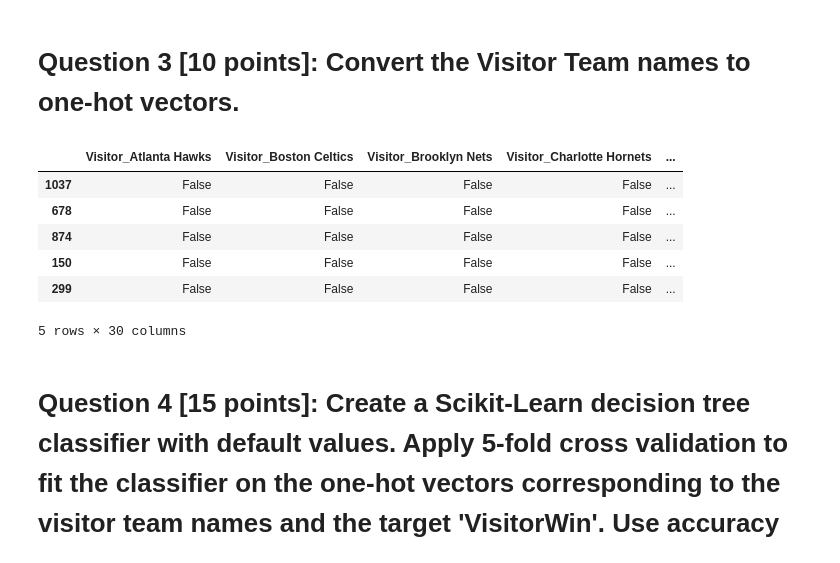
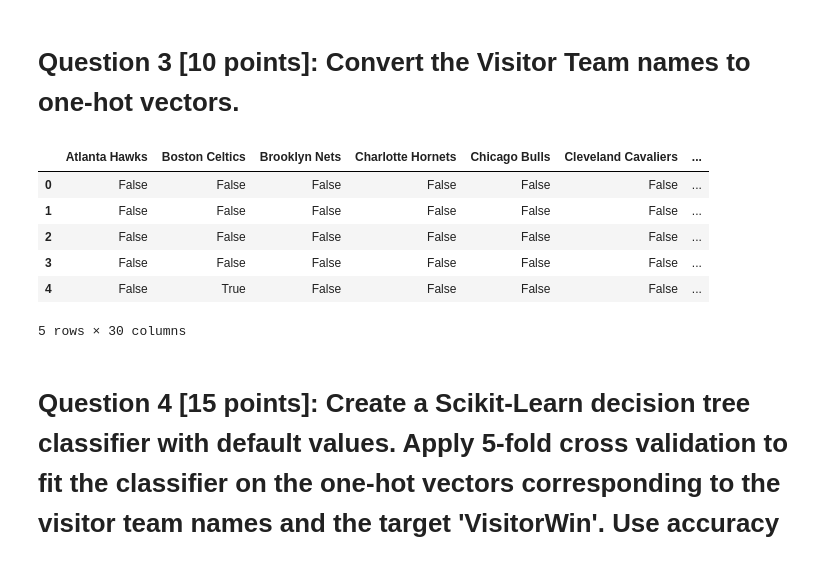
Before and after one commit to Izquazzle/appl, a Jupyter notebook: INFO371_Assignment2.ipynb, the cells around one changed output. Drawn from its saved outputs; the diff is of its cells as text; code cells hidden in the pictures.

```diff
--- a/INFO371_Assignment2.ipynb
+++ b/INFO371_Assignment2.ipynb
@@ -128,27 +128,27 @@ train_df.head()
 # Question 3 [10 points]: Convert the Visitor Team names to one-hot vectors.
 # %%
 #this turns the training set data into one-hot vectors
-training_ohe = pd.get_dummies(train_df["Visitor Team"], prefix="Visitor")
+train_ohe = pd.get_dummies(train_df["Visitor Team"])
 
 #this turns the test set data into one-hot vectors
-test_ohe = pd.get_dummies(test_df["Visitor Team"], prefix="Visitor")
+test_ohe = pd.get_dummies(test_df["Visitor Team"])
 # %%
 #this will make sure the columns are aligns between the test and training sets
-test_ohe, training_ohe = test_ohe.align(training_ohe, join='left', axis=1)
+test_ohe, train_ohe = test_ohe.align(train_ohe, join='left', axis=1)
 
 #this will replace any missing information with a zero
-training_ohe.fillna(0, inplace=True)
+train_ohe.fillna(0, inplace=True)
 test_ohe.fillna(0, inplace=True)
 # %%
 #this displays the one-hot vectors
-training_ohe.head()
+train_ohe.head()
 # %% [output]
-|  | Visitor_Atlanta Hawks | Visitor_Boston Celtics | Visitor_Brooklyn Nets | Visitor_Charlotte Hornets | ... |
-| 1037 | False | False | False | False | ... |
-| 678 | False | False | False | False | ... |
-| 874 | False | False | False | False | ... |
-| 150 | False | False | False | False | ... |
-| 299 | False | False | False | False | ... |
+|  | Atlanta Hawks | Boston Celtics | Brooklyn Nets | Charlotte Hornets | Chicago Bulls | Cleveland Cavaliers | ... |
+| 0 | False | False | False | False | False | False | ... |
+| 1 | False | False | False | False | False | False | ... |
+| 2 | False | False | False | False | False | False | ... |
+| 3 | False | False | False | False | False | False | ... |
+| 4 | False | True | False | False | False | False | ... |
 5 rows × 30 columns
 # %% [markdown]
 # Question 4 [15 points]: Create a Scikit-Learn decision tree classifier with default values. Apply 5-fold cross validation to fit the classifier on the one-hot vectors corresponding to the visitor team names and the target 'VisitorWin'. Use accuracy for scoring the model. Print out the average score of the cross validation.
```
Also changed, not shown: parts of 22 cells of this notebook.
